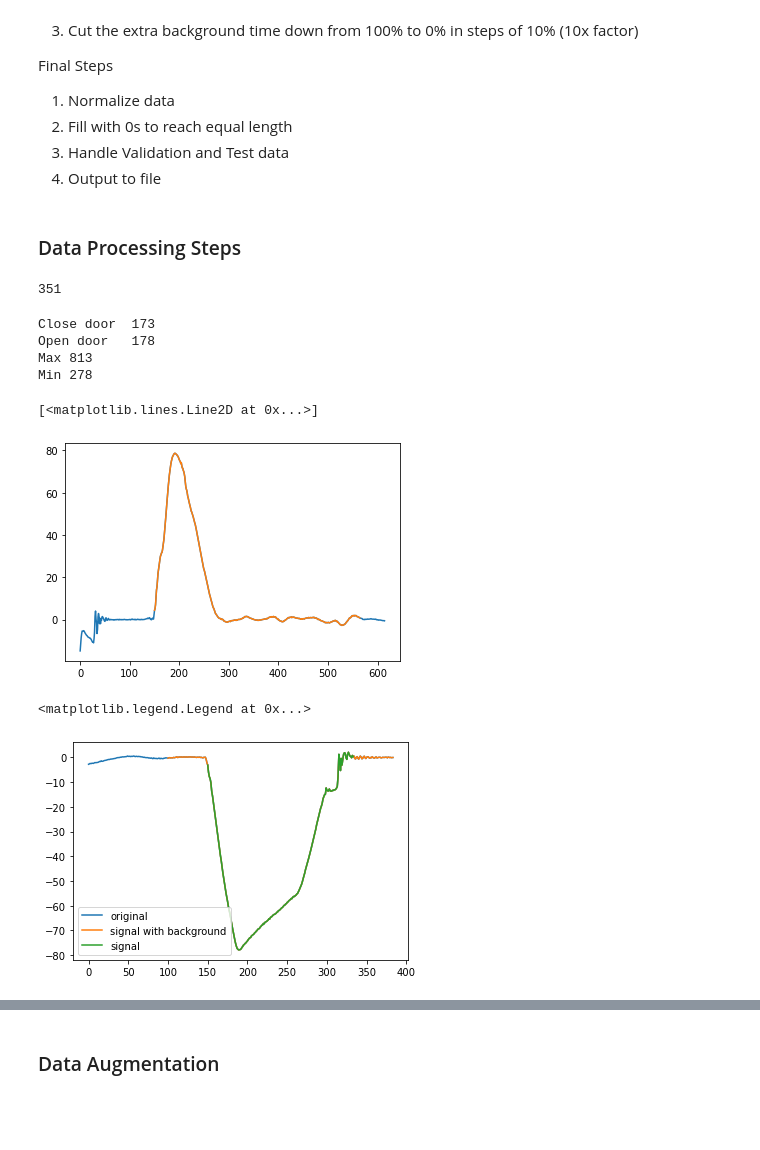
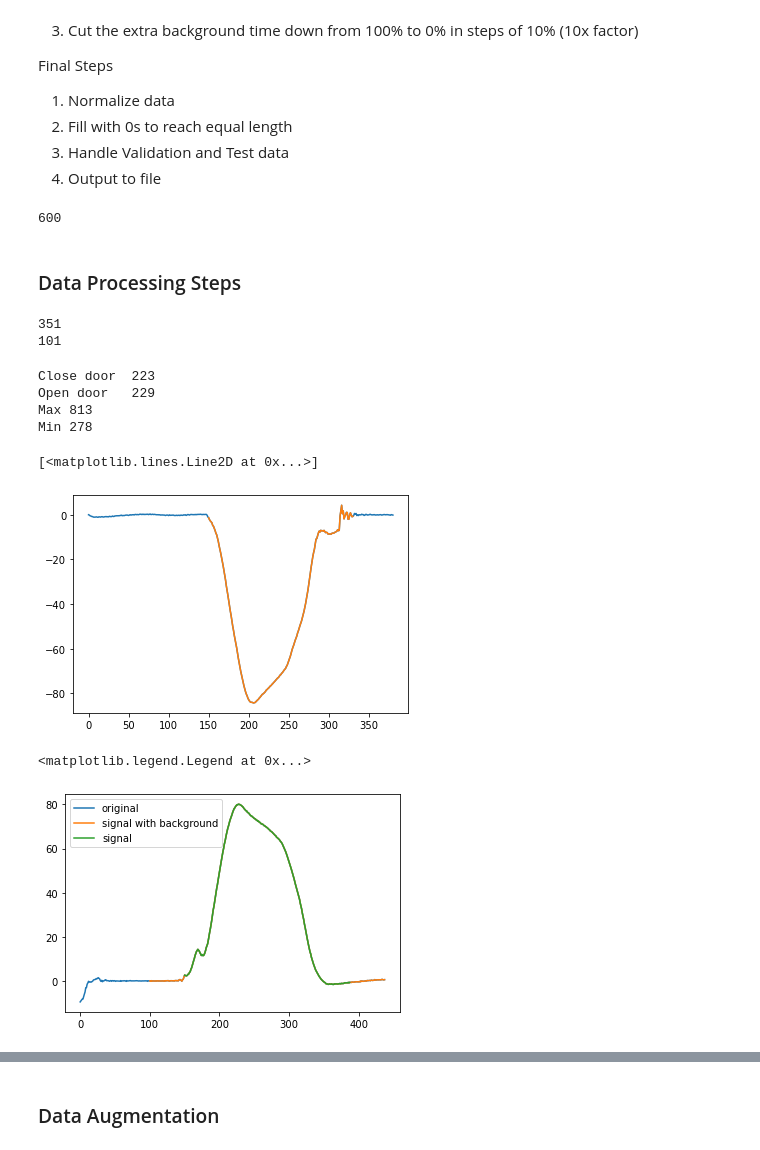
Before and after one commit to sak007/Door-Status-Detector, a Jupyter notebook: code/ML/Data2.ipynb, the cells around one changed output, grey strips where cells are left out. Drawn from its saved outputs; the diff is of its cells as text; code cells hidden in the pictures; blank space fills up the shorter version.

```diff
--- a/code/ML/Data2.ipynb
+++ b/code/ML/Data2.ipynb
@@ -17,10 +17,13 @@ Final Steps
 4) Output to file
 # %%
 SampleRate = 100 # Signal sample rate
-BATime = .48 # How much signal time should be in the background signal
+BATime = .5 # How much signal time should be in the background signal
 BASamples = int(.5 * SampleRate) # Background samples
 MaxTime = 5 + 2 * BATime # Max signal time including backgrond
 MaxSamples = int(MaxTime * SampleRate) # Max Samples for a signal
+print(MaxSamples)
+# %% [output]
+600
 # %% [markdown]
 ### Data Processing Steps
 # %%
@@ -63,21 +66,25 @@ def readData(file):
     return data, info
 
 channels = ["ax", "ay", "az", "gx", "gy", "gz"]
-MyFolder = "../../data/radek2/"
+RadekFolder = "../../data/radek2/"
+JustinFolder = "../../data/jppahl/"
 
-files = os.listdir(MyFolder)
+folders = [RadekFolder, JustinFolder]
 
 infoset = []
 dataset = []
-for file in files:
-    data, info = readData(MyFolder + file)
-    dataset.append(data)
-    infoset.append(info)
-    if info["start"] != 150:
-        print(file)
-print(len(files))
+for folder in folders:
+    files = os.listdir(folder)
+    for file in files:
+        data, info = readData(folder + file)
+        dataset.append(data)
+        infoset.append(info)
+        if info["start"] != 150:
+            print(file)
+    print(len(files))
 # %% [output]
 351
+101
 # %%
 # Plot raw data and statistics
 def x(mylist):
@@ -90,37 +97,37 @@ def classCount(dataset):
         count[myclass] += 1
     print("Close door ", count[0])
     print("Open door  ", count[1])
 classCount(dataset)
 
 def dataLengths(dataset):
     mymax = len(dataset[0]["vals"])
     mymin = mymax
     for data in dataset:
         mylen = len(data["vals"])
         if mylen > mymax:
             mymax = mylen
         if mylen < mymin:
             mymin = mylen
     print("Max", mymax)
     print("Min", mymin)
 dataLengths(dataset)
 
-i = 175
+i = 0
 data = dataset[i]["vals"]
 start = infoset[i]["start"]
 stop = infoset[i]["stop"]
 myx = x(data)
 
 plt.figure()
 plt.plot(myx, data)
 plt.plot(myx[start:stop], data[start:stop])
 # %% [output]
-Close door  173
-Open door   178
+Close door  223
+Open door   229
 Max 813
 Min 278
 [<matplotlib.lines.Line2D at 0x...>]
-[figure, old version]
+[figure, new version]
 # %%
 # Step 2 - Cut measuremnts at start/stop + background time
 import copy
@@ -149,7 +156,7 @@ plt.plot(myx[start:stop], vals[start:stop], label = "signal")
 plt.legend()
 # %% [output]
 <matplotlib.legend.Legend at 0x...>
-[figure, old version]
+[figure, new version]
 # %%
 # Step 3 Downsample any too long measurements
 dataset = dataset2 # Make step 2 permanent
```
Also changed, not shown: parts of 6 cells of this notebook, 5 other files.
